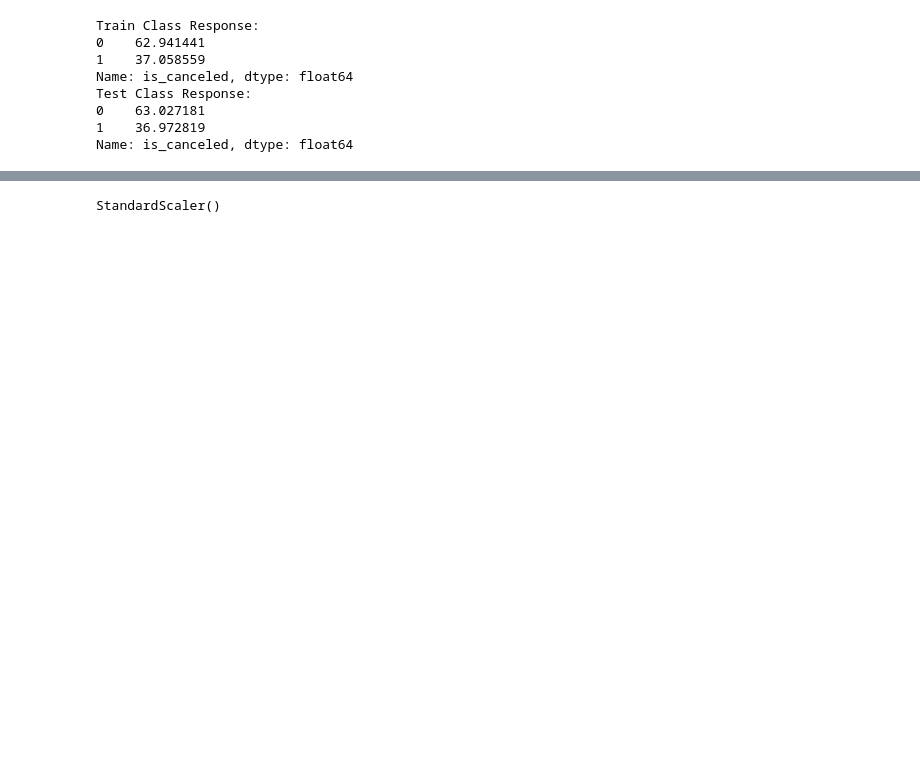
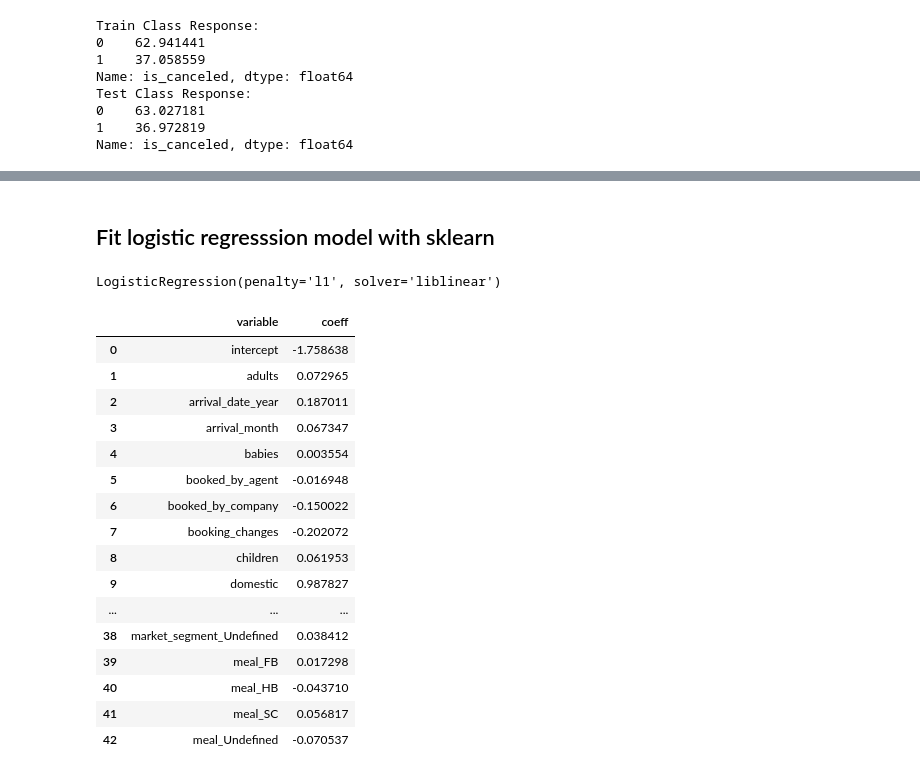
Before and after one commit to wenchengking/End-to-End-Hotel-Booking-Cancellation-Machine-Learning-Model, a Jupyter notebook: 05_Modeling/LogisticRegression.ipynb, the cells around one changed output, grey strips where cells are left out. Drawn from its saved outputs; the diff is of its cells as text; code cells hidden in the pictures; blank space fills up the shorter version.

```diff
--- a/05_Modeling/LogisticRegression.ipynb
+++ b/05_Modeling/LogisticRegression.ipynb
@@ -118,6 +127,9 @@ Name: is_canceled, dtype: float64
 # %%
+# Scale numeric columns
 scaler = StandardScaler()
 scaler.fit(train.drop("is_canceled", axis = 1))
+
+# Scale train data
+xtrain = scaler.transform(train.drop("is_canceled", axis = 1))
+ytrain = train.is_canceled
-# %% [output]
-StandardScaler()
 # %%
@@ -124,0 +144,34 @@ https://www.justintodata.com/logistic-regression-example-in-python/
+# %% [markdown]
+## Fit logistic regresssion model with sklearn
+# %%
+# Fit model with sklearn
+alpha = 1
+c_val = 1/alpha
+
+mod = LogisticRegression(penalty = 'l1', solver = 'liblinear', C = c_val, max_iter = 100)
+mod.fit(xtrain, ytrain)
+# %% [output]
+LogisticRegression(penalty='l1', solver='liblinear')
+# %%
+# Coefficients
+coeffs = np.hstack((mod.intercept_, mod.coef_[0]))
+pd.DataFrame(data = {'variable': ['intercept'] + list(train.drop("is_canceled", axis = 1).columns),
+                     'coeff': coeffs})
+# %% [output]
+|  | variable | coeff |
+| 0 | intercept | -1.758638 |
+| 1 | adults | 0.072965 |
+| 2 | arrival_date_year | 0.187011 |
+| 3 | arrival_month | 0.067347 |
+| 4 | babies | 0.003554 |
+| 5 | booked_by_agent | -0.016948 |
+| 6 | booked_by_company | -0.150022 |
+| 7 | booking_changes | -0.202072 |
+| 8 | children | 0.061953 |
+| 9 | domestic | 0.987827 |
+| ... | ... | ... |
+| 38 | market_segment_Undefined | 0.038412 |
+| 39 | meal_FB | 0.017298 |
+| 40 | meal_HB | -0.043710 |
+| 41 | meal_SC | 0.056817 |
+| 42 | meal_Undefined | -0.070537 |
```
Also changed, not shown: parts of 22 cells of this notebook.
